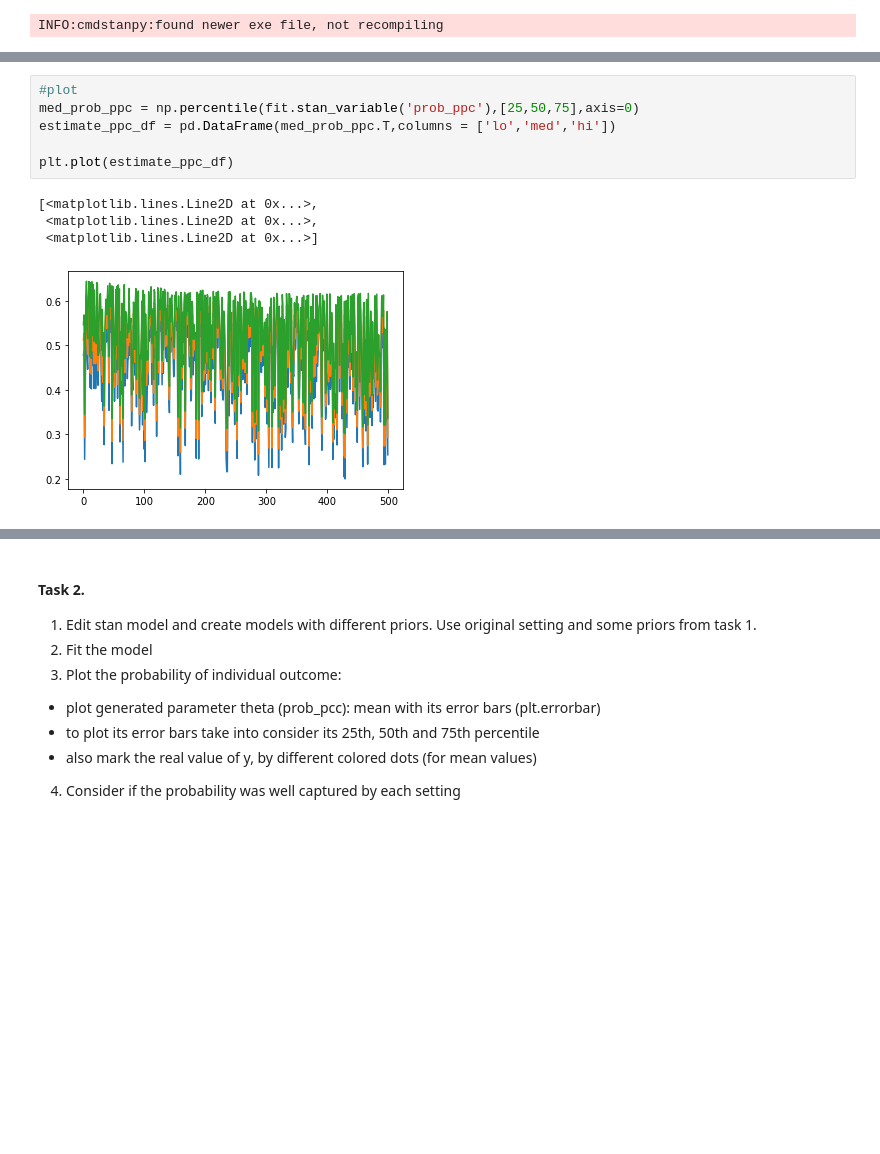
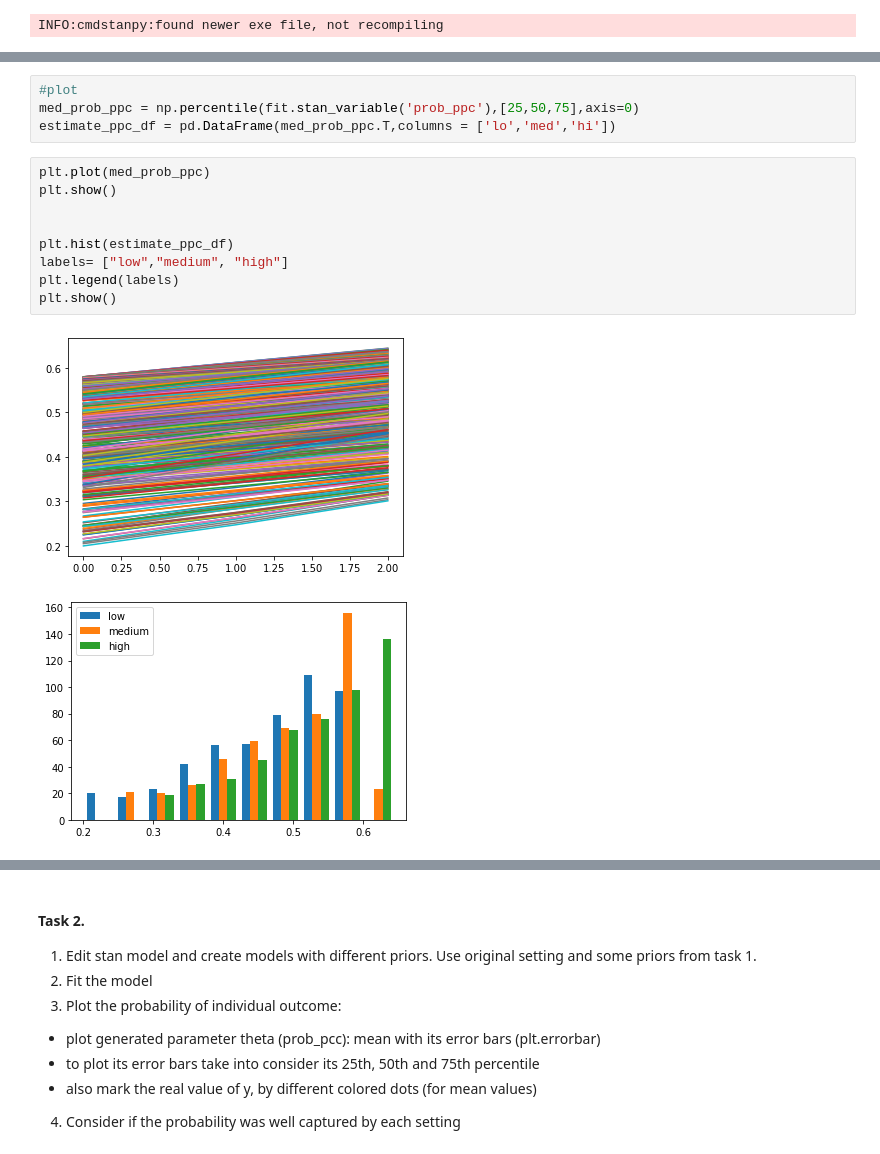
Before and after one commit to awitczak/DataAnalytics, a Jupyter notebook: Lab05/lab5.ipynb, the cells around one changed output, grey strips where cells are left out. Cells and saved outputs as stored; diff of their text form; blank space fills up the shorter version.

```diff
--- a/Lab05/lab5.ipynb
+++ b/Lab05/lab5.ipynb
@@ -131,10 +131,15 @@ INFO:cmdstanpy:CmdStan done processing.
 #plot
 med_prob_ppc = np.percentile(fit.stan_variable('prob_ppc'),[25,50,75],axis=0)
 estimate_ppc_df = pd.DataFrame(med_prob_ppc.T,columns = ['lo','med','hi'])
-
-plt.plot(estimate_ppc_df)
-# %% [output]
-[<matplotlib.lines.Line2D at 0x...>,
- <matplotlib.lines.Line2D at 0x...>,
- <matplotlib.lines.Line2D at 0x...>]
-[figure, removed]
+# %%
+plt.plot(med_prob_ppc)
+plt.show()
+
+
+plt.hist(estimate_ppc_df)
+labels= ["low","medium", "high"]
+plt.legend(labels)
+plt.show()
+# %% [output]
+[figure, added]
+[figure, added]
```
Also changed, not shown: parts of 11 cells of this notebook, 4 other files.
